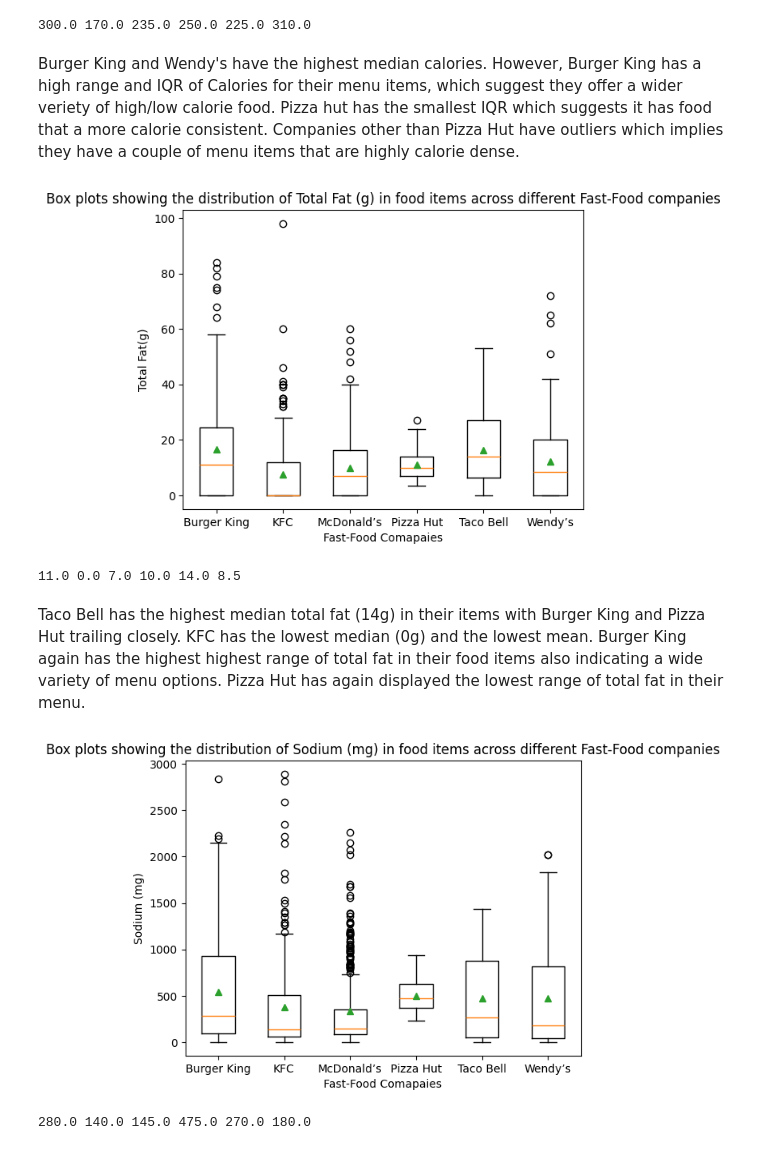
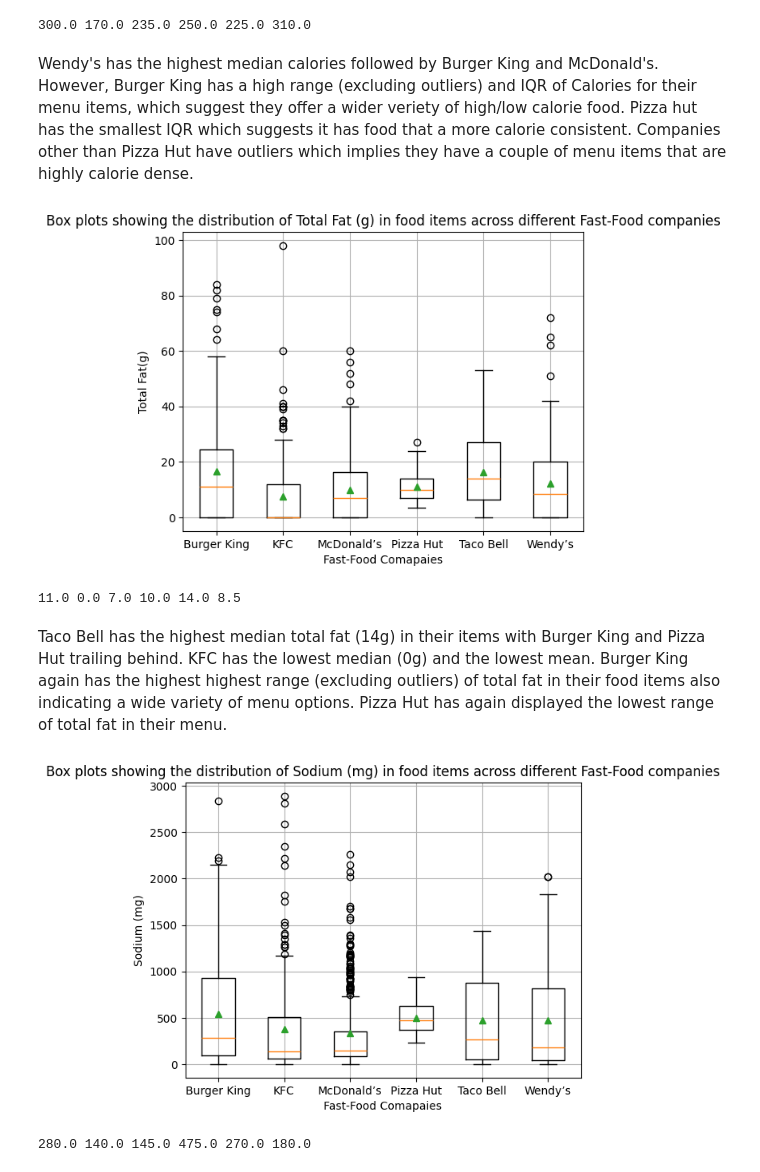
Before and after one commit to Sourov786/Fast_Food_Analysis, a Jupyter notebook: Fast_Food_Analysis.ipynb, the cells around one changed output. Drawn from its saved outputs; the diff is of its cells as text; code cells hidden in the pictures.

```diff
--- a/Fast_Food_Analysis.ipynb
+++ b/Fast_Food_Analysis.ipynb
@@ -153,35 +159,37 @@ for i in range(len(companies)):
 # %% [output]
 300.0 170.0 235.0 250.0 225.0 310.0
 # %% [markdown]
-Burger King and Wendy's have the highest median calories. However, Burger King has a high range and IQR of Calories for their menu items, which suggest they offer a wider veriety of high/low calorie food. Pizza hut has the smallest IQR which suggests it has food that a more calorie consistent. Companies other than Pizza Hut have outliers which implies they have a couple of menu items that are highly calorie dense.
+Wendy's has the highest median calories followed by Burger King and McDonald's. However, Burger King has a high range (excluding outliers) and IQR of Calories for their menu items, which suggest they offer a wider veriety of high/low calorie food. Pizza hut has the smallest IQR which suggests it has food that a more calorie consistent. Companies other than Pizza Hut have outliers which implies they have a couple of menu items that are highly calorie dense.
 # %%
 fat_info =  get_companies_dataseries("Total Fat(g)")
 
 plt.boxplot(fat_info, tick_labels=companies, showmeans=True)
 plt.ylabel("Total Fat(g)")
 plt.xlabel("Fast-Food Comapaies")
+plt.grid(True)
 plt.title("Box plots showing the distribution of Total Fat (g) in food items across different Fast-Food companies")
 plt.show()
 # %% [output]
-[figure, old version]
+[figure, new version]
 # %%
 for i in range(len(companies)):
     print(str(fat_info[i].median()) +" ", end="")
 # %% [output]
 11.0 0.0 7.0 10.0 14.0 8.5
 # %% [markdown]
-Taco Bell has the highest median total fat (14g) in their items with Burger King and Pizza Hut trailing closely. KFC has the lowest median (0g) and the lowest mean.
-Burger King again has the highest highest range of total fat in their food items also indicating a wide variety of menu options. Pizza Hut has again displayed the lowest range of total fat in their menu.
+Taco Bell has the highest median total fat (14g) in their items with Burger King and Pizza Hut trailing behind. KFC has the lowest median (0g) and the lowest mean.
+Burger King again has the highest highest range (excluding outliers) of total fat in their food items also indicating a wide variety of menu options. Pizza Hut has again displayed the lowest range of total fat in their menu.
 # %%
 sod_info =  get_companies_dataseries("Sodium (mg)")
 
 plt.boxplot(sod_info, tick_labels=companies, showmeans=True)
 plt.ylabel("Sodium (mg)")
 plt.xlabel("Fast-Food Comapaies")
+plt.grid(True)
 plt.title("Box plots showing the distribution of Sodium (mg) in food items across different Fast-Food companies")
 plt.show()
 # %% [output]
-[figure, old version]
+[figure, new version]
 # %%
 for i in range(len(companies)):
     print(str(sod_info[i].median()) +" ", end="")
```
Also changed, not shown: parts of 15 cells of this notebook.
